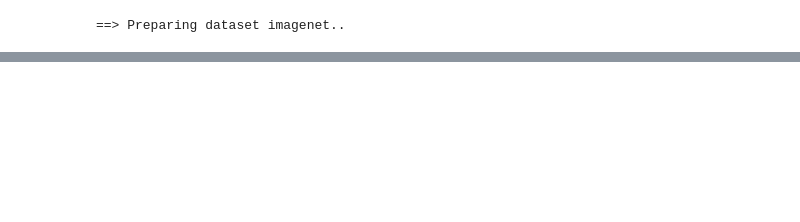
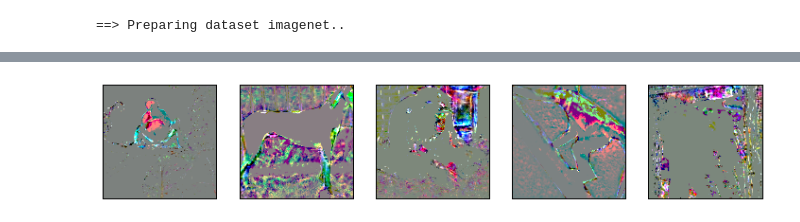
Before and after one commit to ShibaniSanturkar/IAP_InterpretabilityClass, a Jupyter notebook: gradients.ipynb, the cells around one changed output, grey strips where cells are left out. Cells and saved outputs as stored; diff of their text form; code cells hidden in the pictures; blank space fills up the shorter version.

```diff
--- a/gradients.ipynb
+++ b/gradients.ipynb
@@ -84,0 +152,4 @@ show_image_row([vis_tensor(sgrad)[:10]])
+# %%
+show_image_row([vis_tensor(grad)])
+# %% [output]
+[figure, added]
```
Also changed, not shown: parts of 23 cells of this notebook.
